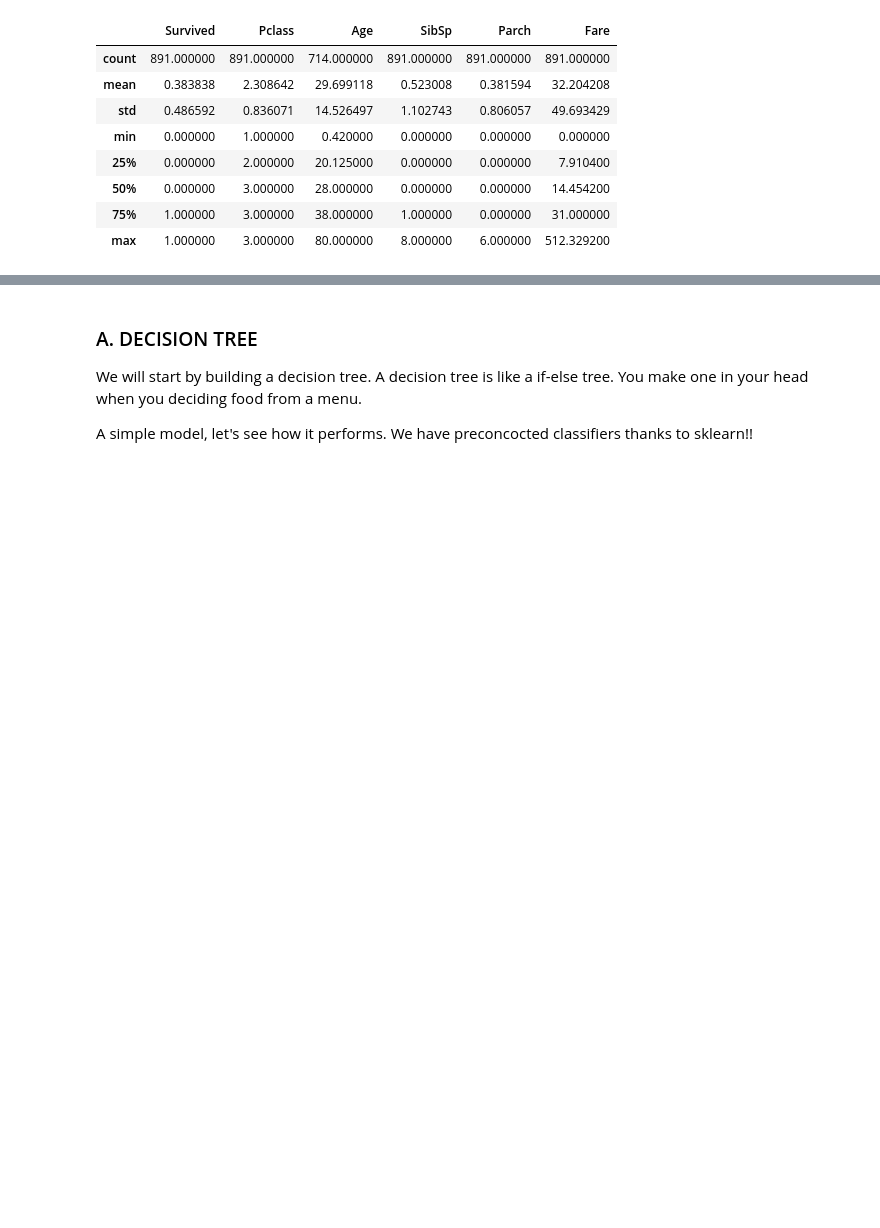
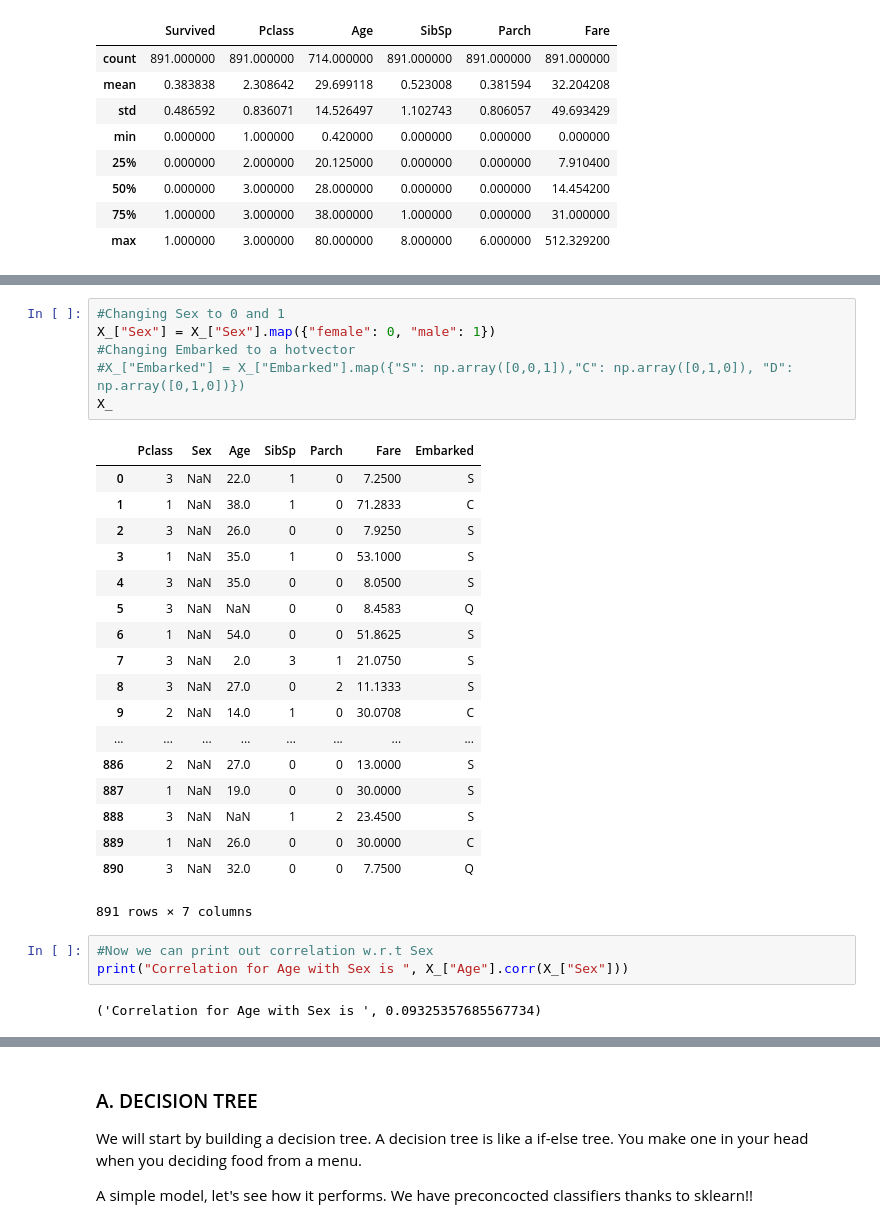
Before and after one commit to ShubhangG/ML-Workshop-for-THW, a Jupyter notebook: THW Machine learning tutorial.ipynb, the cells around one changed output, grey strips where cells are left out. Saved outputs shown, nothing was run; the diff lists cells and outputs as text; blank space fills up the shorter version.

```diff
--- a/THW Machine learning tutorial.ipynb
+++ b/THW Machine learning tutorial.ipynb
@@ -175,0 +227,30 @@ train_dat.describe()
+# %%
+#Changing Sex to 0 and 1
+X_["Sex"] = X_["Sex"].map({"female": 0, "male": 1})
+#Changing Embarked to a hotvector
+#X_["Embarked"] = X_["Embarked"].map({"S": np.array([0,0,1]),"C": np.array([0,1,0]), "D": np.array([0,1,0])})
+X_
+# %% [output]
+|  | Pclass | Sex | Age | SibSp | Parch | Fare | Embarked |
+| 0 | 3 | NaN | 22.0 | 1 | 0 | 7.2500 | S |
+| 1 | 1 | NaN | 38.0 | 1 | 0 | 71.2833 | C |
+| 2 | 3 | NaN | 26.0 | 0 | 0 | 7.9250 | S |
+| 3 | 1 | NaN | 35.0 | 1 | 0 | 53.1000 | S |
+| 4 | 3 | NaN | 35.0 | 0 | 0 | 8.0500 | S |
+| 5 | 3 | NaN | NaN | 0 | 0 | 8.4583 | Q |
+| 6 | 1 | NaN | 54.0 | 0 | 0 | 51.8625 | S |
+| 7 | 3 | NaN | 2.0 | 3 | 1 | 21.0750 | S |
+| 8 | 3 | NaN | 27.0 | 0 | 2 | 11.1333 | S |
+| 9 | 2 | NaN | 14.0 | 1 | 0 | 30.0708 | C |
+| ... | ... | ... | ... | ... | ... | ... | ... |
+| 886 | 2 | NaN | 27.0 | 0 | 0 | 13.0000 | S |
+| 887 | 1 | NaN | 19.0 | 0 | 0 | 30.0000 | S |
+| 888 | 3 | NaN | NaN | 1 | 2 | 23.4500 | S |
+| 889 | 1 | NaN | 26.0 | 0 | 0 | 30.0000 | C |
+| 890 | 3 | NaN | 32.0 | 0 | 0 | 7.7500 | Q |
+891 rows × 7 columns
+# %%
+#Now we can print out correlation w.r.t Sex
+print("Correlation for Age with Sex is ", X_["Age"].corr(X_["Sex"]))
+# %% [output]
+('Correlation for Age with Sex is ', 0.09325357685567734)
```
Also changed, not shown: parts of 28 cells of this notebook.
